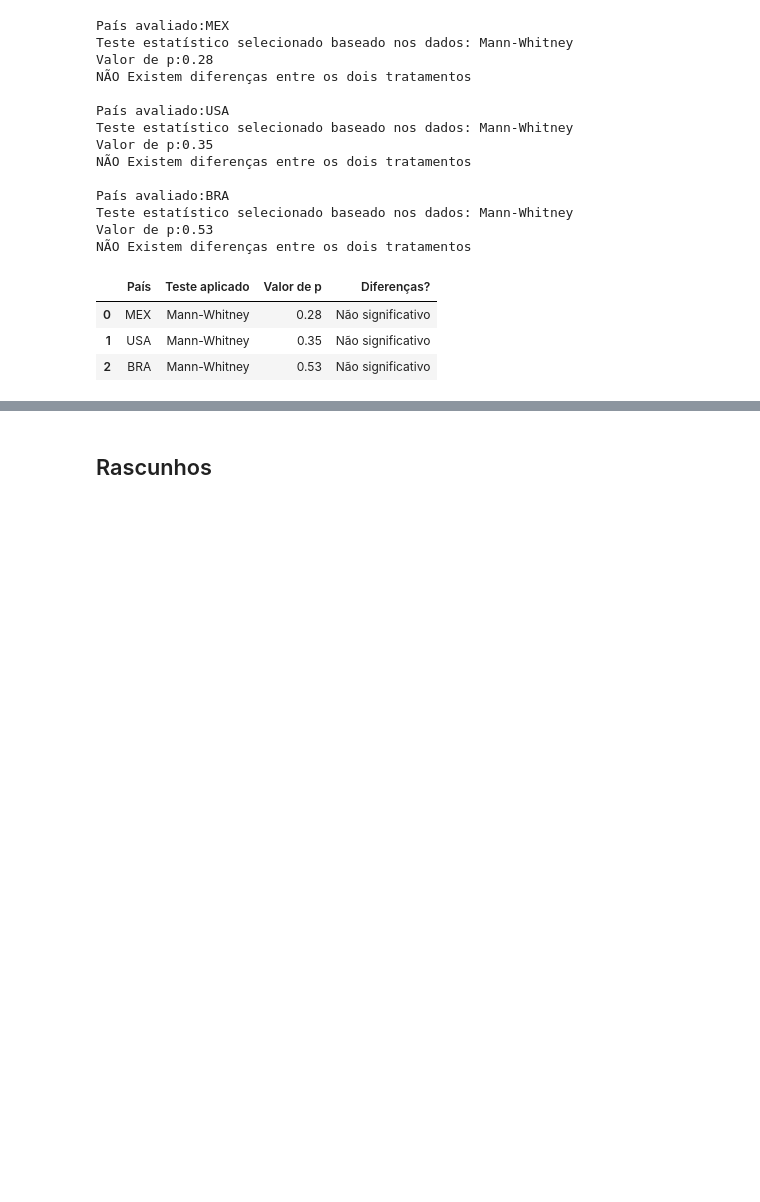
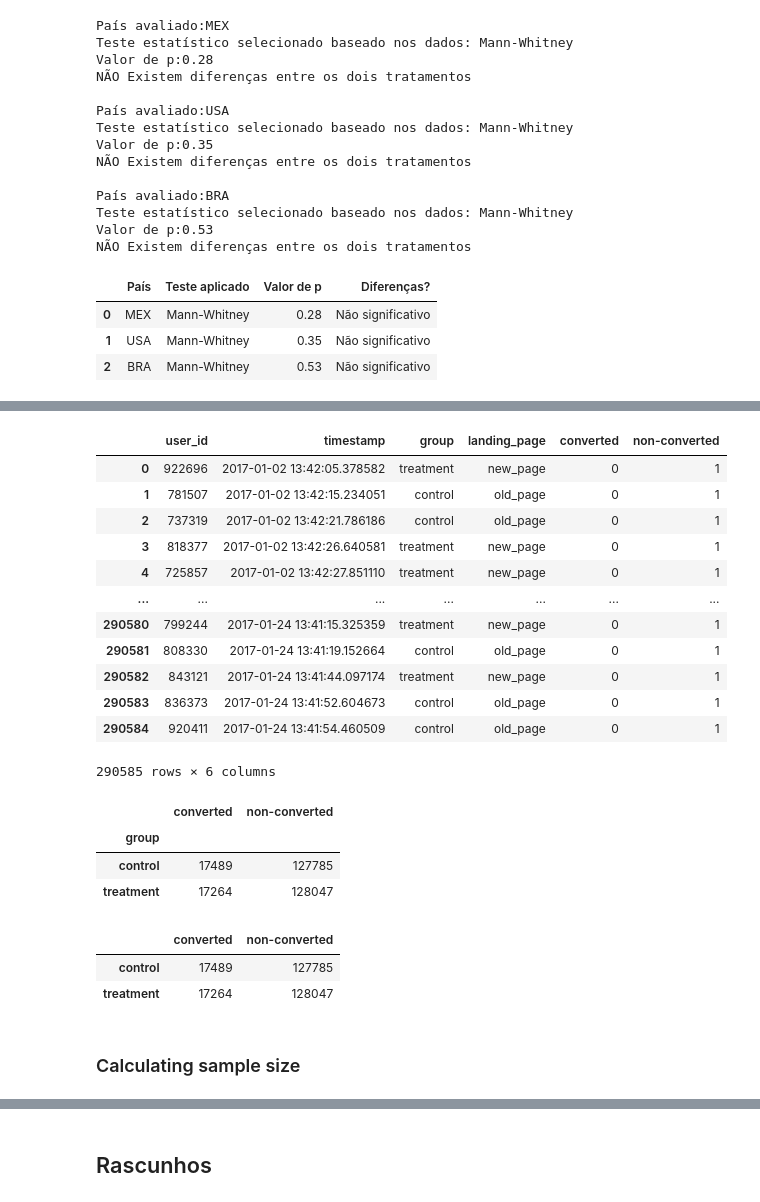
Before and after one commit to GustavoHBDuarte/AB_testing, a Jupyter notebook: A_B_testing.ipynb, the cells around one changed output, grey strips where cells are left out. Cells and saved outputs as stored; diff of their text form; code cells hidden in the pictures; blank space fills up the shorter version.

```diff
--- a/A_B_testing.ipynb
+++ b/A_B_testing.ipynb
@@ -552,0 +666,43 @@ df_results
+# %%
+# Sort dataframe by timestamp
+
+df = df.sort_values(by='timestamp', ignore_index=True)
+
+df
+# %% [output]
+|  | user_id | timestamp | group | landing_page | converted | non-converted |
+| 0 | 922696 | 2017-01-02 13:42:05.378582 | treatment | new_page | 0 | 1 |
+| 1 | 781507 | 2017-01-02 13:42:15.234051 | control | old_page | 0 | 1 |
+| 2 | 737319 | 2017-01-02 13:42:21.786186 | control | old_page | 0 | 1 |
+| 3 | 818377 | 2017-01-02 13:42:26.640581 | treatment | new_page | 0 | 1 |
+| 4 | 725857 | 2017-01-02 13:42:27.851110 | treatment | new_page | 0 | 1 |
+| ... | ... | ... | ... | ... | ... | ... |
+| 290580 | 799244 | 2017-01-24 13:41:15.325359 | treatment | new_page | 0 | 1 |
+| 290581 | 808330 | 2017-01-24 13:41:19.152664 | control | old_page | 0 | 1 |
+| 290582 | 843121 | 2017-01-24 13:41:44.097174 | treatment | new_page | 0 | 1 |
+| 290583 | 836373 | 2017-01-24 13:41:52.604673 | control | old_page | 0 | 1 |
+| 290584 | 920411 | 2017-01-24 13:41:54.460509 | control | old_page | 0 | 1 |
+290585 rows × 6 columns
+# %%
+# Generating matrix for chi-squared test
+
+df_matrix = df[['group','converted','non-converted']].groupby("group").sum()
+
+df_matrix
+# %% [output]
+|  | converted | non-converted |
+| group |  |  |
+| control | 17489 | 127785 |
+| treatment | 17264 | 128047 |
+# %%
+# Droping index name
+
+df_matrix.index.name = None
+
+df_matrix
+# %% [output]
+|  | converted | non-converted |
+| control | 17489 | 127785 |
+| treatment | 17264 | 128047 |
+# %% [markdown]
+### Calculating sample size
```
Also changed, not shown: parts of 27 cells of this notebook.
